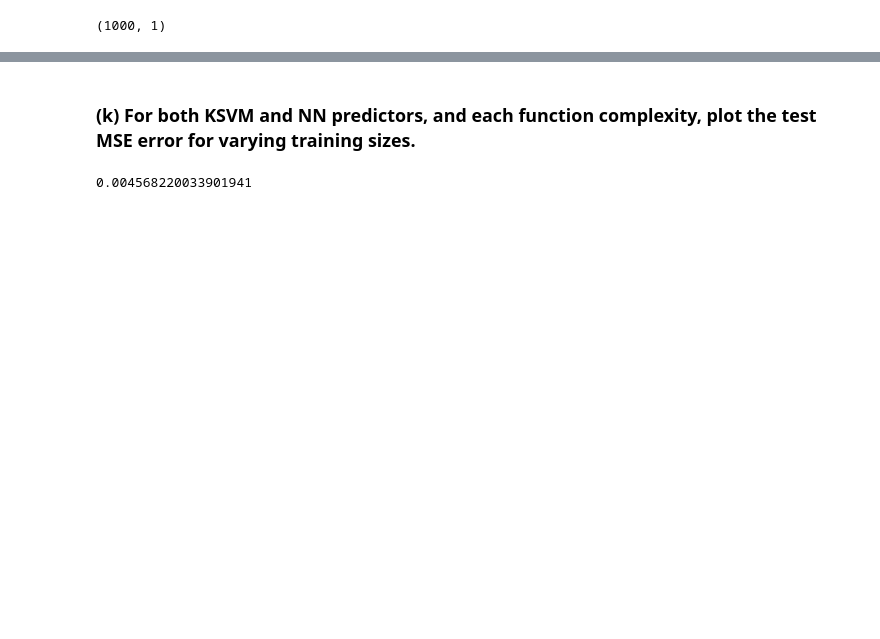
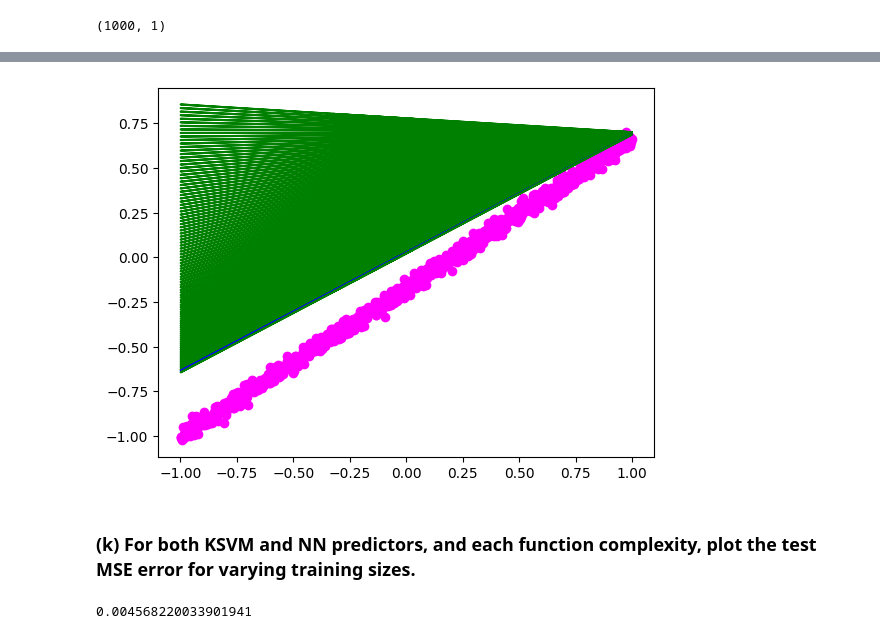
Before and after one commit to Charlwang922/Columbia-Machine-Learning, a Jupyter notebook: hw/hw4/ML-hw4-q2.ipynb, the cells around one changed output, grey strips where cells are left out. Saved outputs shown, nothing was run; the diff lists cells and outputs as text; code cells hidden in the pictures; blank space fills up the shorter version.

```diff
--- a/hw/hw4/ML-hw4-q2.ipynb
+++ b/hw/hw4/ML-hw4-q2.ipynb
@@ -184,7 +206,7 @@ class LinearRegressionModel(nn.Module):
         out=self.linear(x)
         return out
 model = LinearRegressionModel(1, 1)
-criterion=nn.MSELoss()
+loss_fn=nn.MSELoss()
 optimizer=optim.Adam(model.parameters(), lr=0.01)
 epochs=100
 x_torch_train_0 = torch.from_numpy(np.array(train[0]['x']).reshape(-1,1))
@@ -202,8 +224,11 @@ for epoch in range(epochs):
     pred=model(x_torch_train_0.float())
 
     #calculate loss
-    loss=criterion(pred.float(), y_torch_train_0.float())
-    plt.plot(x_torch_train_0.float(), pred.float(), color = 'green')
+    loss=loss_fn(pred.float(), y_torch_train_0.float())
+    if epoch == epochs-1:
+      plt.plot(x_torch_train_0.float(), torch.tensor(pred.float()), color = 'blue')
+    else:
+      plt.plot(x_torch_train_0.float(), torch.tensor(pred.float()), color = 'green')
 
     #getting gradients wrt parameters
     loss.backward()
@@ -218,3 +259,4 @@ NameError: ignored
+[figure, added]
 # %% [markdown]
 ### (k) For both KSVM and NN predictors, and each function complexity, plot the test MSE error for varying training sizes.
 # %%
```
Also changed, not shown: parts of 6 cells of this notebook.
